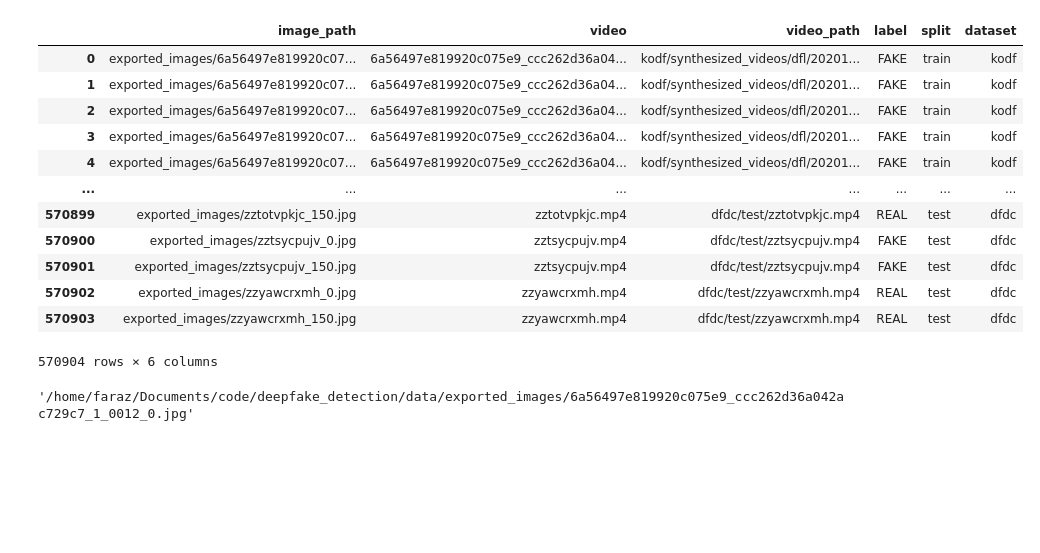
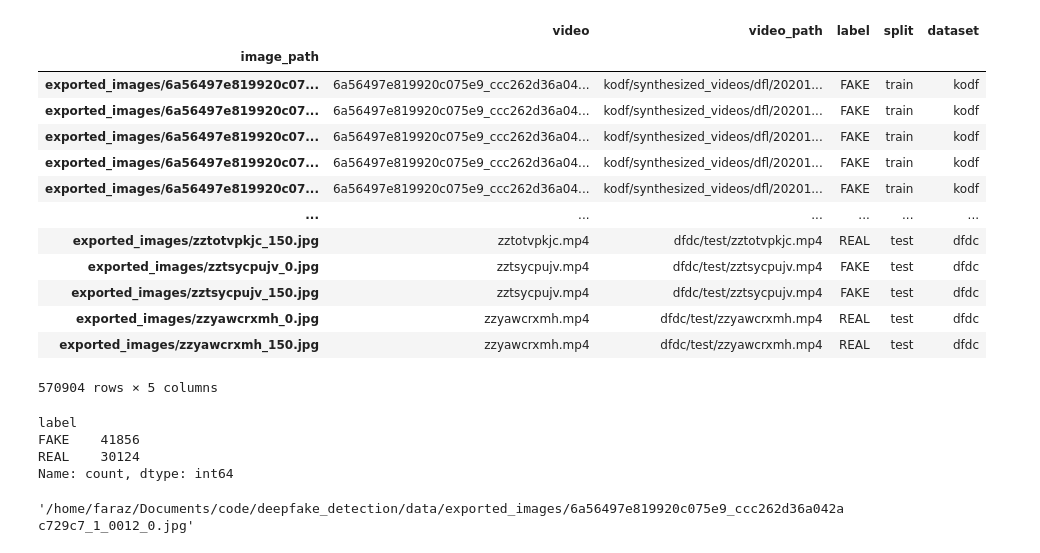
Before and after one commit to faraz-g/deepfake_detection, a Jupyter notebook: notebooks/explore_data.ipynb, the cells around one changed output. Drawn from its saved outputs; the diff is of its cells as text; code cells hidden in the pictures; blank space fills up the shorter version.

Commit message:
start training

```diff
--- a/notebooks/explore_data.ipynb
+++ b/notebooks/explore_data.ipynb
@@ -7,21 +7,30 @@ pd.options.mode.chained_assignment = None
 # %%
 from deepfake_detection.defaults import DATA_PATH
 images_df = pd.read_csv(DATA_PATH / "images_data.csv")
+images_df.set_index("image_path", inplace=True)
 images_df
 # %% [output]
-|  | image_path | video | video_path | label | split | dataset |
-| 0 | exported_images/6a56497e819920c07... | 6a56497e819920c075e9_ccc262d36a04... | kodf/synthesized_videos/dfl/20201... | FAKE | train | kodf |
-| 1 | exported_images/6a56497e819920c07... | 6a56497e819920c075e9_ccc262d36a04... | kodf/synthesized_videos/dfl/20201... | FAKE | train | kodf |
-| 2 | exported_images/6a56497e819920c07... | 6a56497e819920c075e9_ccc262d36a04... | kodf/synthesized_videos/dfl/20201... | FAKE | train | kodf |
-| 3 | exported_images/6a56497e819920c07... | 6a56497e819920c075e9_ccc262d36a04... | kodf/synthesized_videos/dfl/20201... | FAKE | train | kodf |
-| 4 | exported_images/6a56497e819920c07... | 6a56497e819920c075e9_ccc262d36a04... | kodf/synthesized_videos/dfl/20201... | FAKE | train | kodf |
-| ... | ... | ... | ... | ... | ... | ... |
-| 570899 | exported_images/zztotvpkjc_150.jpg | zztotvpkjc.mp4 | dfdc/test/zztotvpkjc.mp4 | REAL | test | dfdc |
-| 570900 | exported_images/zztsycpujv_0.jpg | zztsycpujv.mp4 | dfdc/test/zztsycpujv.mp4 | FAKE | test | dfdc |
-| 570901 | exported_images/zztsycpujv_150.jpg | zztsycpujv.mp4 | dfdc/test/zztsycpujv.mp4 | FAKE | test | dfdc |
-| 570902 | exported_images/zzyawcrxmh_0.jpg | zzyawcrxmh.mp4 | dfdc/test/zzyawcrxmh.mp4 | REAL | test | dfdc |
-| 570903 | exported_images/zzyawcrxmh_150.jpg | zzyawcrxmh.mp4 | dfdc/test/zzyawcrxmh.mp4 | REAL | test | dfdc |
+|  | video | video_path | label | split | dataset |
+| image_path |  |  |  |  |  |
+| exported_images/6a56497e819920c07... | 6a56497e819920c075e9_ccc262d36a04... | kodf/synthesized_videos/dfl/20201... | FAKE | train | kodf |
+| exported_images/6a56497e819920c07... | 6a56497e819920c075e9_ccc262d36a04... | kodf/synthesized_videos/dfl/20201... | FAKE | train | kodf |
+| exported_images/6a56497e819920c07... | 6a56497e819920c075e9_ccc262d36a04... | kodf/synthesized_videos/dfl/20201... | FAKE | train | kodf |
+| exported_images/6a56497e819920c07... | 6a56497e819920c075e9_ccc262d36a04... | kodf/synthesized_videos/dfl/20201... | FAKE | train | kodf |
+| exported_images/6a56497e819920c07... | 6a56497e819920c075e9_ccc262d36a04... | kodf/synthesized_videos/dfl/20201... | FAKE | train | kodf |
+| ... | ... | ... | ... | ... | ... |
+| exported_images/zztotvpkjc_150.jpg | zztotvpkjc.mp4 | dfdc/test/zztotvpkjc.mp4 | REAL | test | dfdc |
+| exported_images/zztsycpujv_0.jpg | zztsycpujv.mp4 | dfdc/test/zztsycpujv.mp4 | FAKE | test | dfdc |
+| exported_images/zztsycpujv_150.jpg | zztsycpujv.mp4 | dfdc/test/zztsycpujv.mp4 | FAKE | test | dfdc |
+| exported_images/zzyawcrxmh_0.jpg | zzyawcrxmh.mp4 | dfdc/test/zzyawcrxmh.mp4 | REAL | test | dfdc |
+| exported_images/zzyawcrxmh_150.jpg | zzyawcrxmh.mp4 | dfdc/test/zzyawcrxmh.mp4 | REAL | test | dfdc |
-570904 rows × 6 columns
+570904 rows × 5 columns
+# %%
+images_df[images_df['split'] == "test"]['label'].value_counts()
+# %% [output]
+label
+FAKE    41856
+REAL    30124
+Name: count, dtype: int64
 # %%
 os.path.join(DATA_PATH, images_df.iloc[2, 0])
 # %% [output]
```
Also changed, not shown: parts of 11 cells of this notebook, 6 other files.
